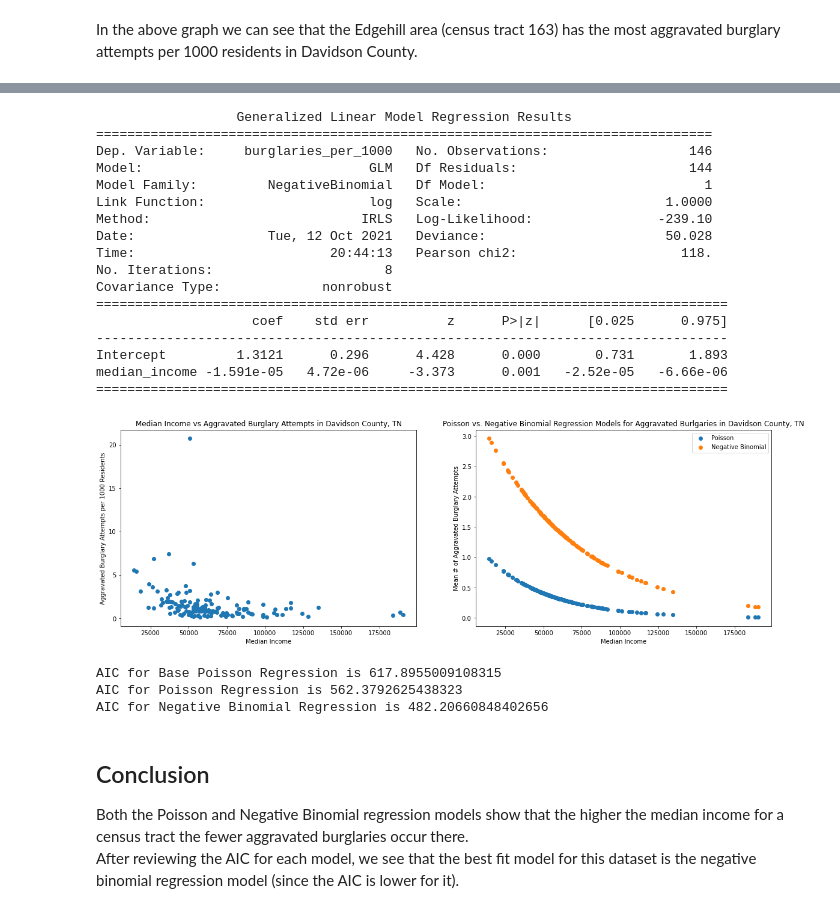
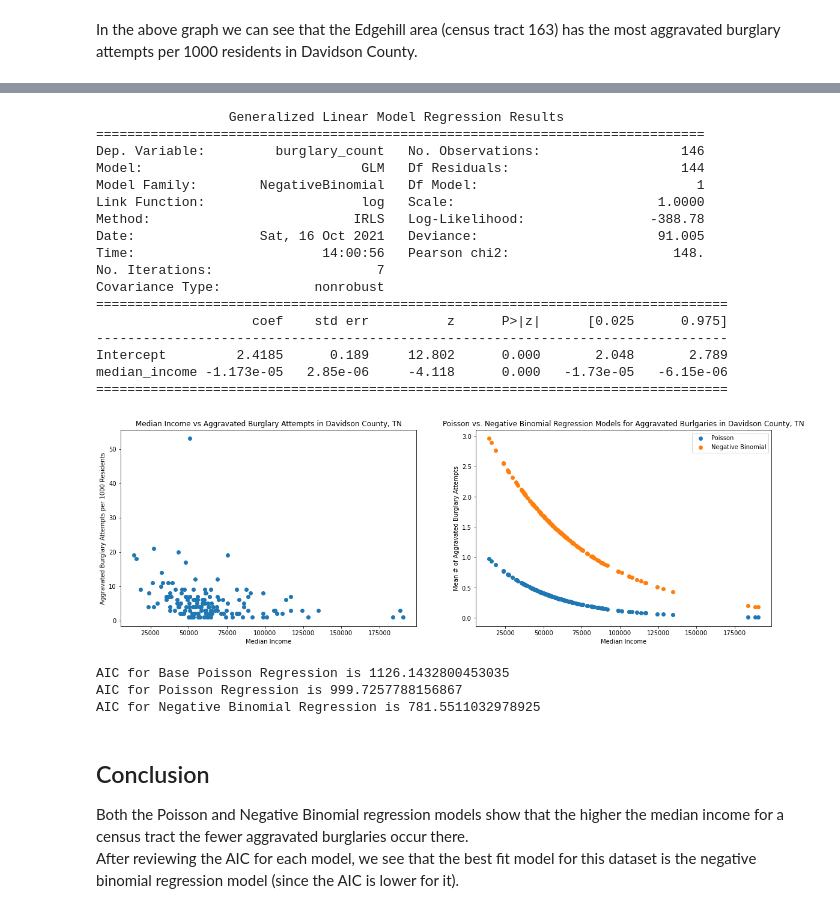
Before and after one commit to jrioross/nashville-burglaries, a Jupyter notebook: notebooks/Habeeb-Branch.ipynb, the cells around one changed output, grey strips where cells are left out. Cells and saved outputs as stored; diff of their text form; code cells hidden in the pictures.

Commit message:
Adjusted models to have raw burglary count as target variable instead of burglary counts per 1000 residents

```diff
--- a/notebooks/Habeeb-Branch.ipynb
+++ b/notebooks/Habeeb-Branch.ipynb
@@ -180,7 +180,7 @@ In the above graph we can see that the Edgehill area (census tract 163) has the
 tn_condensed = tn.drop_duplicates(subset='TRACT_NAME')
 # %%
 # Build a base Poisson regression model with target variable equal to burglaries per census tract and offset by population
-posreg_burglaries = (sm.GLM(endog = tn_condensed['burglaries_per_1000'],
+posreg_burglaries = (sm.GLM(endog = tn_condensed['burglary_count'],
                             offset = np.log(tn_condensed['population'] / 1000),
                             exog = sm.add_constant(tn_condensed[[]]),
                             family = sm.families.Poisson())
@@ -207,7 +207,7 @@ const         -1.0922      0.068    -16.124      0.000      -1.225      -0.959
 # %%
 # Build a Poisson regression model with target variable = burglaries per census tract, predictor variable = median income
 # and offset by population
-posreg_burglaries_median = (sm.GLM(endog = tn_condensed['burglaries_per_1000'],
+posreg_burglaries_median = (sm.GLM(endog = tn_condensed['burglary_count'],
                                    offset = np.log(tn_condensed['population'] / 1000),
                                    exog = sm.add_constant(tn_condensed[['median_income']]),
                                    family = sm.families.Poisson())
@@ -236,7 +236,7 @@ median_income -2.449e-05   3.55e-06     -6.907      0.000   -3.14e-05   -1.75e-0
 ## Negative Binomial Model
 
 # Set up the matrices for training the Poisson regression model
-expr = "burglaries_per_1000 ~ median_income"
+expr = "burglary_count ~ median_income"
 y_train, x_train = dmatrices(expr, tn_condensed, return_type='dataframe')
 
 # Train Poisson regression model using training data
@@ -250,7 +250,7 @@ posreg_training = (sm.GLM(y_train,
 tn_condensed['LAMBDA'] = posreg_training.mu
 
 # Calculate values of the dependent variable of the OLS regression
-tn_condensed['AUX_OLS_DEP'] = tn_condensed.apply(lambda x: ((x['burglaries_per_1000'] - x['LAMBDA'])**2 - x['LAMBDA']) / x['LAMBDA'], axis=1)
+tn_condensed['AUX_OLS_DEP'] = tn_condensed.apply(lambda x: ((x['burglary_count'] - x['LAMBDA'])**2 - x['LAMBDA']) / x['LAMBDA'], axis=1)
 
 # Determine alpha value
 ols_expr = """AUX_OLS_DEP ~ LAMBDA - 1"""
@@ -263,59 +263,59 @@ negative_binomial = (sm.GLM(y_train,
                             .fit())
 print(negative_binomial.summary())
 # %% [output]
-                  Generalized Linear Model Regression Results
-===============================================================================
-Dep. Variable:     burglaries_per_1000   No. Observations:                  146
-Model:                             GLM   Df Residuals:                      144
-Model Family:         NegativeBinomial   Df Model:                            1
-Link Function:                     log   Scale:                          1.0000
-Method:                           IRLS   Log-Likelihood:                -239.10
-Date:                 Tue, 12 Oct 2021   Deviance:                       50.028
-Time:                         20:44:13   Pearson chi2:                     118.
-No. Iterations:                      8
-Covariance Type:             nonrobust
+                 Generalized Linear Model Regression Results
+==============================================================================
+Dep. Variable:         burglary_count   No. Observations:                  146
+Model:                            GLM   Df Residuals:                      144
+Model Family:        NegativeBinomial   Df Model:                            1
+Link Function:                    log   Scale:                          1.0000
+Method:                          IRLS   Log-Likelihood:                -388.78
+Date:                Sat, 16 Oct 2021   Deviance:                       91.005
+Time:                        14:00:56   Pearson chi2:                     148.
+No. Iterations:                     7
+Covariance Type:            nonrobust
 =================================================================================
                     coef    std err          z      P>|z|      [0.025      0.975]
 ---------------------------------------------------------------------------------
-Intercept         1.3121      0.296      4.428      0.000       0.731       1.893
-median_income -1.591e-05   4.72e-06     -3.373      0.001   -2.52e-05   -6.66e-06
+Intercept         2.4185      0.189     12.802      0.000       2.048       2.789
+median_income -1.173e-05   2.85e-06     -4.118      0.000   -1.73e-05   -6.15e-06
 =================================================================================
 # %%
 # Plot Median Income vs Total Burglary Attempts
 f, axs = plt.subplots(1,2,figsize=(30,6))
 plt.subplot(1, 3, 1)
-plt.scatter(tn_condensed['median_income'], tn_condensed['burglaries_per_1000']);
+plt.scatter(tn_condensed['median_income'], tn_condensed['burglary_count']);
 plt.title("Median Income vs Aggravated Burglary Attempts in Davidson County, TN")
 plt.xlabel("Median Income")
 plt.ylabel("Aggravated Burglary Attempts per 1000 Residents");
 
 # Plot Poisson regression results from previous cell
 plt.subplot(1, 3, 2)
 x = tn_condensed['median_income']
 y_poisson = np.exp(0.3222 - (.00002449*x))
 plt.scatter(x, y_poisson, label = 'Poisson')
 plt.xlabel("Median Income")
 plt.ylabel("Mean # of Aggravated Burglary Attempts");
 
 # Plot Negative Binomial regression results from previous cell
 x = tn_condensed['median_income']
 y_neg_binomial = np.exp(1.3121 - (.00001591*x))
 plt.scatter(x, y_neg_binomial, label = "Negative Binomial")
 plt.title("Poisson vs. Negative Binomial Regression Models for Aggravated Burlgaries in Davidson County, TN")
 plt.xlabel("Median Income")
 plt.ylabel("Mean # of Aggravated Burglary Attempts")
 plt.legend();
 # %% [output]
-[figure, old version]
+[figure, new version]
 # %%
 # Compare AIC Values Between Poisson and Negative Binomial Regression Models
 print("AIC for Base Poisson Regression is " + str(posreg_burglaries.aic))
 print("AIC for Poisson Regression is " + str(posreg_burglaries_median.aic))
 print("AIC for Negative Binomial Regression is " + str(negative_binomial.aic))
 # %% [output]
-AIC for Base Poisson Regression is 617.8955009108315
-AIC for Poisson Regression is 562.3792625438323
-AIC for Negative Binomial Regression is 482.20660848402656
+AIC for Base Poisson Regression is 1126.1432800453035
+AIC for Poisson Regression is 999.7257788156867
+AIC for Negative Binomial Regression is 781.5511032978925
 # %% [markdown]
 ## Conclusion
 Both the Poisson and Negative Binomial regression models show that the higher the median income for a census tract the fewer aggravated burglaries occur there.<br>
```
Also changed, not shown: parts of 2 cells of this notebook.
